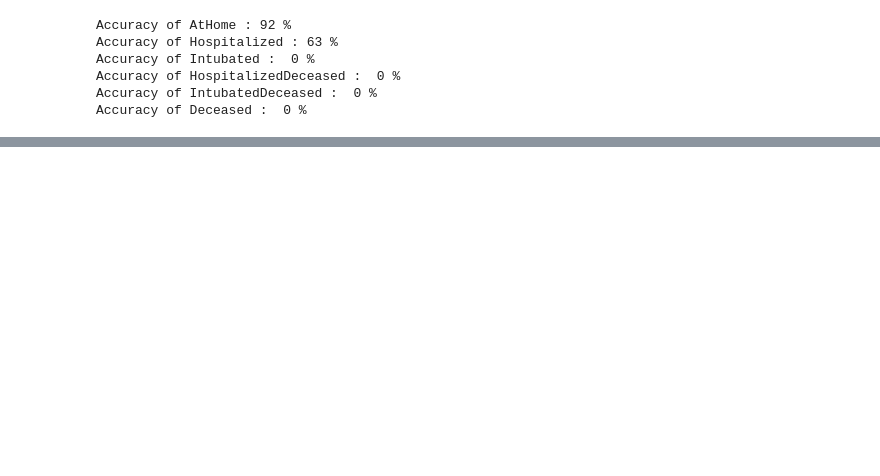
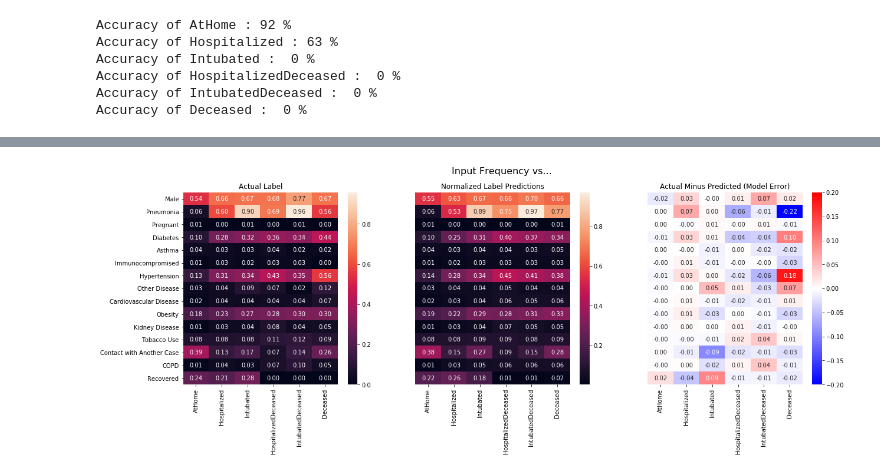
Before and after one commit to shartzog/CovidCNN, a Jupyter notebook: CovidCNNPipeline_v1.ipynb, the cells around one changed output, grey strips where cells are left out. Cells and saved outputs as stored; diff of their text form; code cells hidden in the pictures; blank space fills up the shorter version.

Commit message:
model evals for age and patient condition inputs

```diff
--- a/CovidCNNPipeline_v1.ipynb
+++ b/CovidCNNPipeline_v1.ipynb
@@ -323,0 +448,21 @@ Accuracy of Deceased :  0 %
+# %%
+truthcondheatmap = np.zeros((6,15),dtype=np.float32)
+predcondheatmap = np.zeros((15,6),dtype=np.float32)
+for i,trth in enumerate(flatlblstats['truth']):
+    for cond in flatlblstats['conditions'][i]:
+        truthcondheatmap[classes.index(trth),columns.index(cond)] += 1
+        predcondheatmap[columns.index(cond)] += flatlblstats['predprobs'][i]
+predcondheatmap = predcondheatmap.T
+for i in range(6):
+    truthcondheatmap[i] /= len(labelstats[classes[i]]['age'])
+    predcondheatmap[i] /= sum(predsbyage[classes[i]])
+fig, axs = plt.subplots(1,3,figsize=(20,6))
+sns.heatmap(truthcondheatmap.T,ax=axs[0],yticklabels=columns,xticklabels=classes,annot=True,fmt='.2f')
+sns.heatmap(predcondheatmap.T,ax=axs[1],yticklabels=False,xticklabels=classes,annot=True,fmt='.2f')
+sns.heatmap((truthcondheatmap - predcondheatmap).T,ax=axs[2],yticklabels=False,xticklabels=classes,annot=True,fmt='.2f',cmap='bwr',vmin=-0.2,vmax=0.2)
+fig.suptitle('Input Frequency vs...',fontsize=16)
+axs[0].title.set_text('Actual Label')
+axs[1].title.set_text('Normalized Label Predictions')
+axs[2].title.set_text('Actual Minus Predicted (Model Error)')
+# %% [output]
+[figure, added]
```
Also changed, not shown: parts of 14 cells of this notebook.
